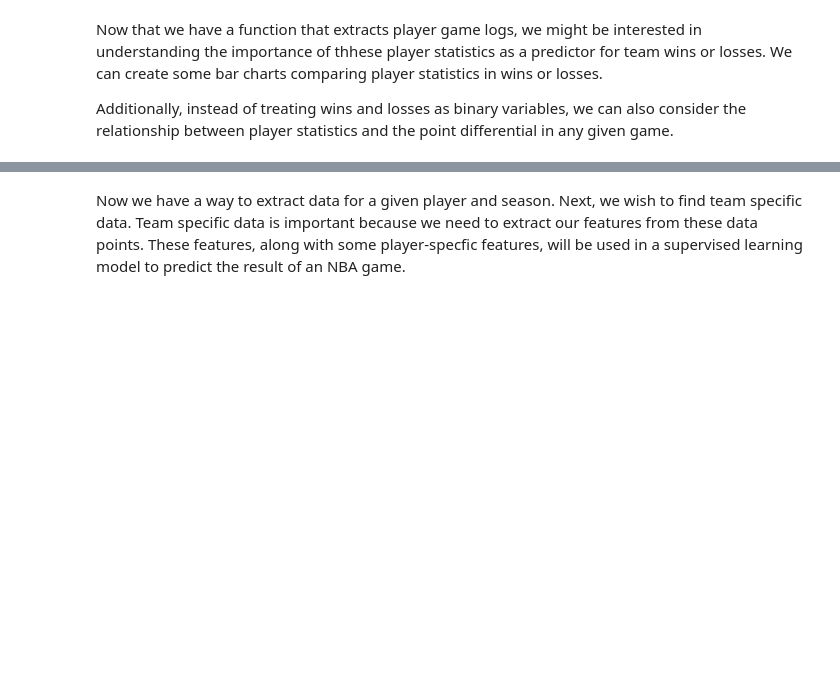
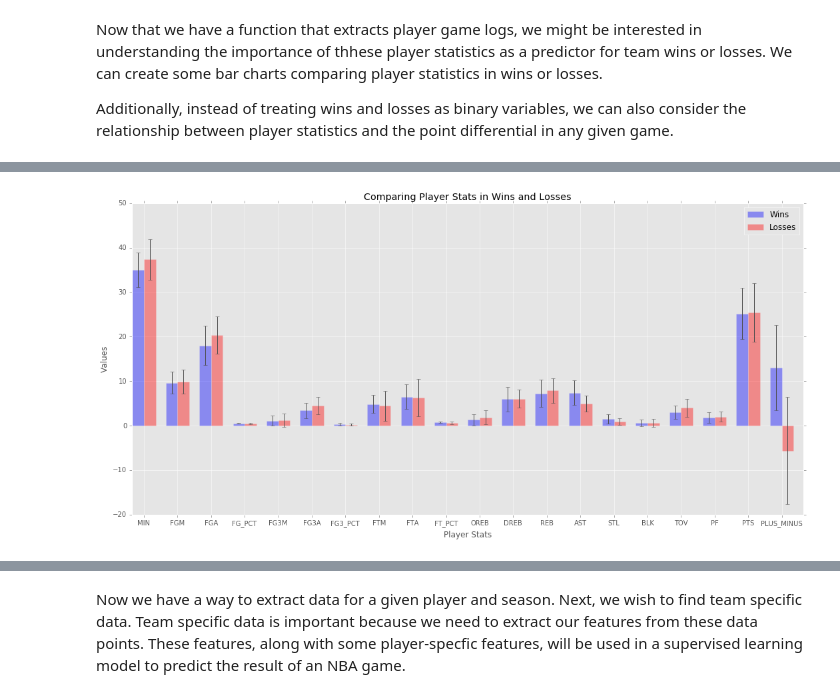
Before and after one commit to nivekgnay/nba-prediction-models, a Jupyter notebook: kevin.ipynb, the cells around one changed output, grey strips where cells are left out. Drawn from its saved outputs; the diff is of its cells as text; code cells hidden in the pictures; blank space fills up the shorter version.

```diff
--- a/kevin.ipynb
+++ b/kevin.ipynb
@@ -22,4 +22,4 @@ matplotlib.use("svg")
 import matplotlib.pyplot as plt
 %matplotlib inline
 plt.style.use('ggplot')
-matplotlib.rcParams['figure.figsize'] = (10.0, 5.0)
+matplotlib.rcParams['figure.figsize'] = (15.0, 7.5)
@@ -53,7 +47,7 @@ def get_player_gamelogs(player_id, season):
 
     return (header, log_list)
 
-def convert_to_dataframe(header, log_list):
+def convert_to_df(header, log_list):
     """ Given a header and a log_list, where header is a key describing the format of a log in log list and log_list
     contains a list of game logs, convert_to_dataframe returns this data in dataframe form
     Input:
@@ -75,11 +69,11 @@ def convert_to_dataframe(header, log_list):
     return df
 
 # jeremy lin
-player_id = 202391
-season = "2016-17"
+# player_id = 202391
+# season = "2016-17"
 
-(header, plog_list) = get_player_gamelogs(player_id, season)
+# (header, plog_list) = get_player_gamelogs(player_id, season)
 
-player_df = convert_to_dataframe(header, plog_list)
+# player_df = convert_to_dataframe(header, plog_list)
 
-print player_df.head()
+# print player_df.head()
@@ -115,9 +91,6 @@ def display_player_wl(player_id, season):
     Output:
         (header, log_list): header is a key describing the format of a log in log list
     """
-    rows, cols = 4, 4
-
-    f, axarr = plt.subplots(rows, cols)
 
     (headers, log_list) = get_player_gamelogs(player_id, season)
 
@@ -128,22 +101,72 @@ def display_player_wl(player_id, season):
     df_l = df[df['WL'] == 'L']
 
     # get numerical columns
+    num_list = ['MIN','FGM','FGA','FG_PCT','FG3M','FG3A','FG3_PCT','FTM','FTA','FT_PCT','OREB','DREB','REB',
+                  'AST','STL','BLK','TOV','PF','PTS','PLUS_MINUS']
+
+    # get numerical columns
     w_num = df_w.loc[:,['MIN','FGM','FGA','FG_PCT','FG3M','FG3A','FG3_PCT','FTM','FTA','FT_PCT','OREB','DREB','REB',
                   'AST','STL','BLK','TOV','PF','PTS','PLUS_MINUS']]
     l_num = df_l.loc[:,['MIN','FGM','FGA','FG_PCT','FG3M','FG3A','FG3_PCT','FTM','FTA','FT_PCT','OREB','DREB','REB',
                   'AST','STL','BLK','TOV','PF','PTS','PLUS_MINUS']]
 
-    w_mean = w_num.mean(axis = 0)
-    l_mean = l_num.mean(axis = 0)
+    w_mean_list = []
+    w_std_list = []
+    l_mean_list = []
+    l_std_list = []
 
-    for i in xrange(rows):
-        for j in xrange(cols):
-            # get image from X
+    for i in num_list:
+        w_float_list = w_num[i].values.astype(float)
+        l_float_list = l_num[i].values.astype(float)
+        w_mean_list.append(w_float_list.mean())
+        l_mean_list.append(l_float_list.mean())
+        w_std_list.append(w_float_list.std())
+        l_std_list.append(l_float_list.std())
 
-            # convert imageRow to 2d array
-            col_count = math.sqrt(len(imageRow))
+    print "L", l_mean_list
+    print "W", w_mean_list
 
-            imageMatrix = np.reshape(imageRow, (-1, col_count))
+    n_groups = 20
 
-            image_obj = axarr[i,j].imshow(imageMatrix, cmap = "gray")
-            axarr[i,j].axis("off")
+    fig, ax = plt.subplots()
+
+    index = np.arange(n_groups)
+    bar_width = .35
+
+    opacity = 0.4
+    error_config = {'ecolor': '0.3'}
+
+    rects1 = plt.bar(index, w_mean_list, bar_width,
+                     alpha=opacity,
+                     color='b',
+                     yerr=w_std_list,
+                     error_kw=error_config,
+                     label='Wins')
+
+    rects2 = plt.bar(index + bar_width, l_mean_list, bar_width,
+                     alpha=opacity,
+                     color='r',
+                     yerr=l_std_list,
+                     error_kw=error_config,
+                     label='Losses')
+
+
+    plt.xlabel('Player Stats')
+    plt.ylabel('Values')
+    plt.title('Comparing Player Stats in Wins and Losses')
+    #plt.xticks(index + bar_width, ('A', 'B', 'C', 'D', 'E'))
+    plt.xticks(index + bar_width, num_list)
+    plt.legend()
+
+    plt.tight_layout()
+    plt.show()
+
+# jeremy lin
+# player_id = 202391
+# season = "2016-17"
+
+#lebron james
+player_id = 2544
+season = "2015-16"
+display_player_wl(player_id, season)
+# %% [output]
@@ -149,0 +175 @@ def display_player_wl(player_id, season):
+[figure, added]
```
Also changed, not shown: parts of 4 cells of this notebook.
